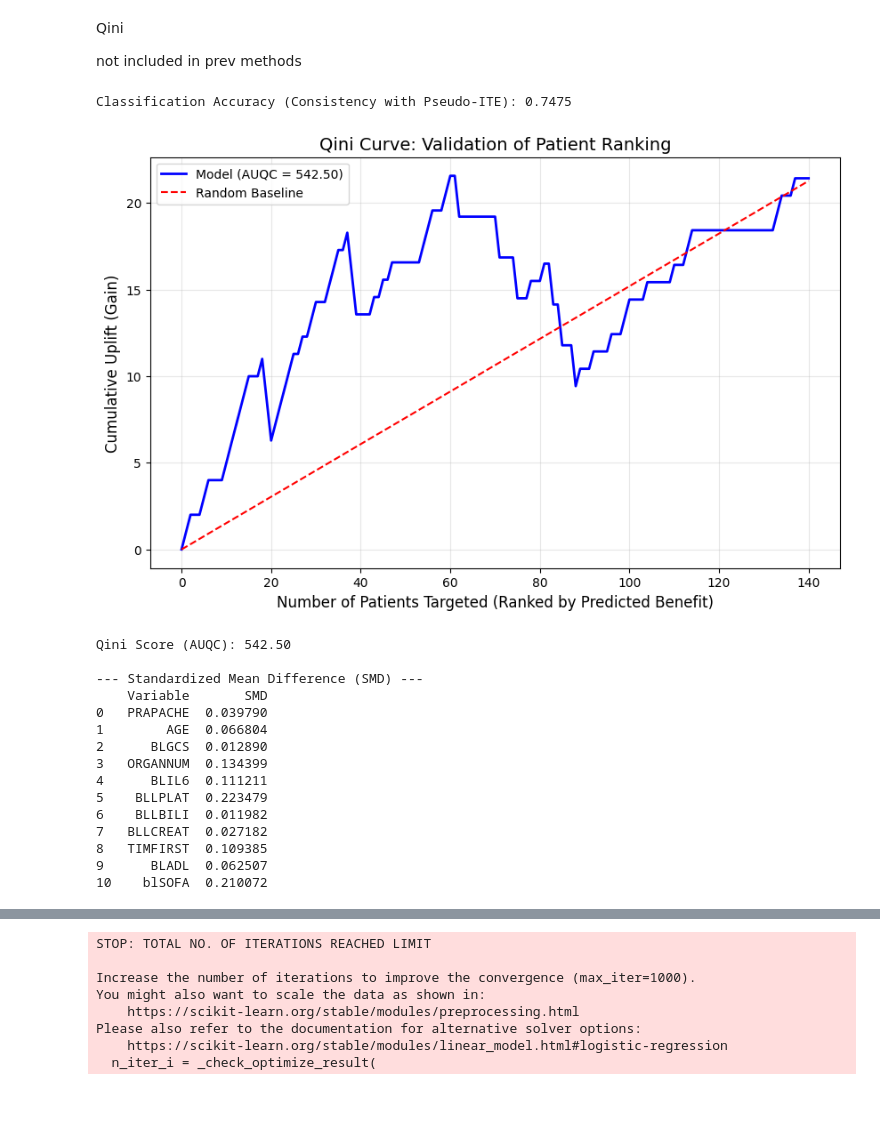
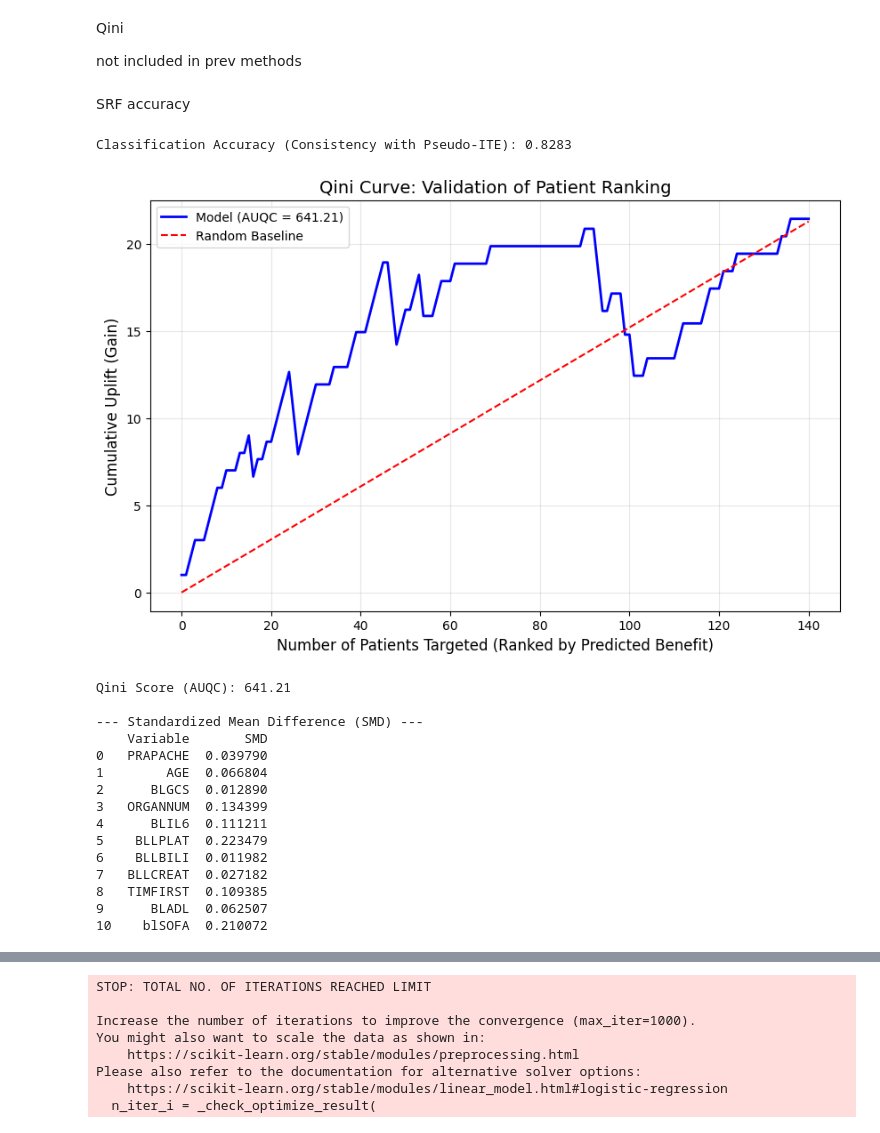
Before and after one commit to tobsilog/VTE, a Jupyter notebook: SHAP/Tweaking.ipynb, the cells around one changed output, grey strips where cells are left out. Drawn from its saved outputs; the diff is of its cells as text; code cells hidden in the pictures; blank space fills up the shorter version.

Commit message:
Change Accuracy for SRF

```diff
--- a/SHAP/Tweaking.ipynb
+++ b/SHAP/Tweaking.ipynb
@@ -288,13 +288,15 @@ Notes:
 Qini
 
 not included in prev methods
+# %% [markdown]
+SRF accuracy
 # %%
 #1. Accuracy
 treated_mask = (X_test['THERAPY'] == 1)
-model_ite_treated = DRF_ITE[treated_mask]
+model_ite_treated = SRF_ITE[treated_mask]
 
 pred_direction = (model_ite_treated > 0).astype(int)
-observed_direction = (pseudo_ITE_DRF > 0).astype(int)
+observed_direction = (pseudo_ITE_SRF > 0).astype(int)
 
 accuracy = accuracy_score(observed_direction, pred_direction)
 print(f"Classification Accuracy (Consistency with Pseudo-ITE): {accuracy:.4f}")
@@ -348,7 +350,7 @@ def qini_rank(uplift_score, y_true, treatment, plot=True):
     return auqc
 
 
-qini_score = qini_rank(DRF_ITE, y_test, X_test['THERAPY'])
+qini_score = qini_rank(SRF_ITE, y_test, X_test['THERAPY'])
 print(f"Qini Score (AUQC): {qini_score:.2f}")
 
 # 3. STANDARDIZED MEAN DIFFERENCE (SMD)
@@ -385,36 +387,36 @@ plt.figure(figsize=(8, 6))
 plt.barh(smd_results['Variable'], smd_results['SMD'], color='teal')
 plt.axvline(x=0.1, color='red', linestyle='--', label='Threshold (0.1)')
 plt.xlabel('Standardized Mean Difference (SMD)')
 plt.title('Covariate Balance Check (Love Plot)')
 plt.legend()
 plt.show()
 
 # 4. PROPENSITY SCORE (Overlap Check)
 X_prop = sepsis_data.drop(columns=['survival', 'THERAPY'])
 y_prop = sepsis_data['THERAPY']
 
 prop_model = LogisticRegression(solver='lbfgs', max_iter=1000)
 prop_model.fit(X_prop, y_prop)
 
 propensity_scores = prop_model.predict_proba(X_prop)[:, 1]
 
 df_prop = pd.DataFrame({
     'Propensity_Score': propensity_scores,
     'Treatment': y_prop
 })
 
 plt.figure(figsize=(10, 6))
 sns.kdeplot(df_prop[df_prop['Treatment'] == 1]['Propensity_Score'], fill=True, color='blue', label='Treated')
 sns.kdeplot(df_prop[df_prop['Treatment'] == 0]['Propensity_Score'], fill=True, color='red', label='Control')
 plt.title('Propensity Score Distribution (Overlap Check)')
 plt.xlabel('Propensity Score (Probability of Treatment)')
 plt.ylabel('Density')
 plt.legend()
 plt.show()
 # %% [output]
-Classification Accuracy (Consistency with Pseudo-ITE): 0.7475
+Classification Accuracy (Consistency with Pseudo-ITE): 0.8283
-[figure, old version]
+[figure, new version]
-Qini Score (AUQC): 542.50
+Qini Score (AUQC): 641.21
 
 --- Standardized Mean Difference (SMD) ---
     Variable       SMD
```
